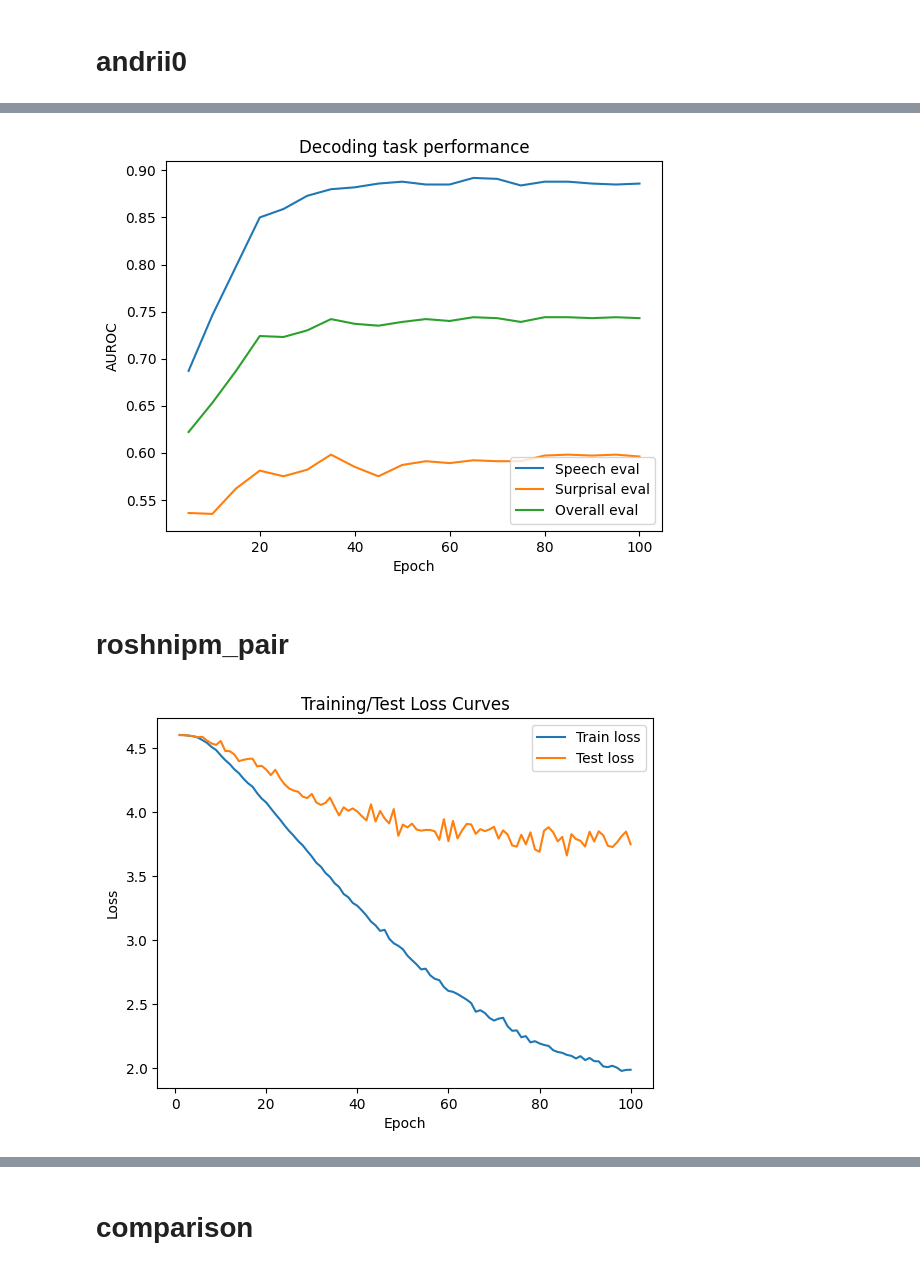
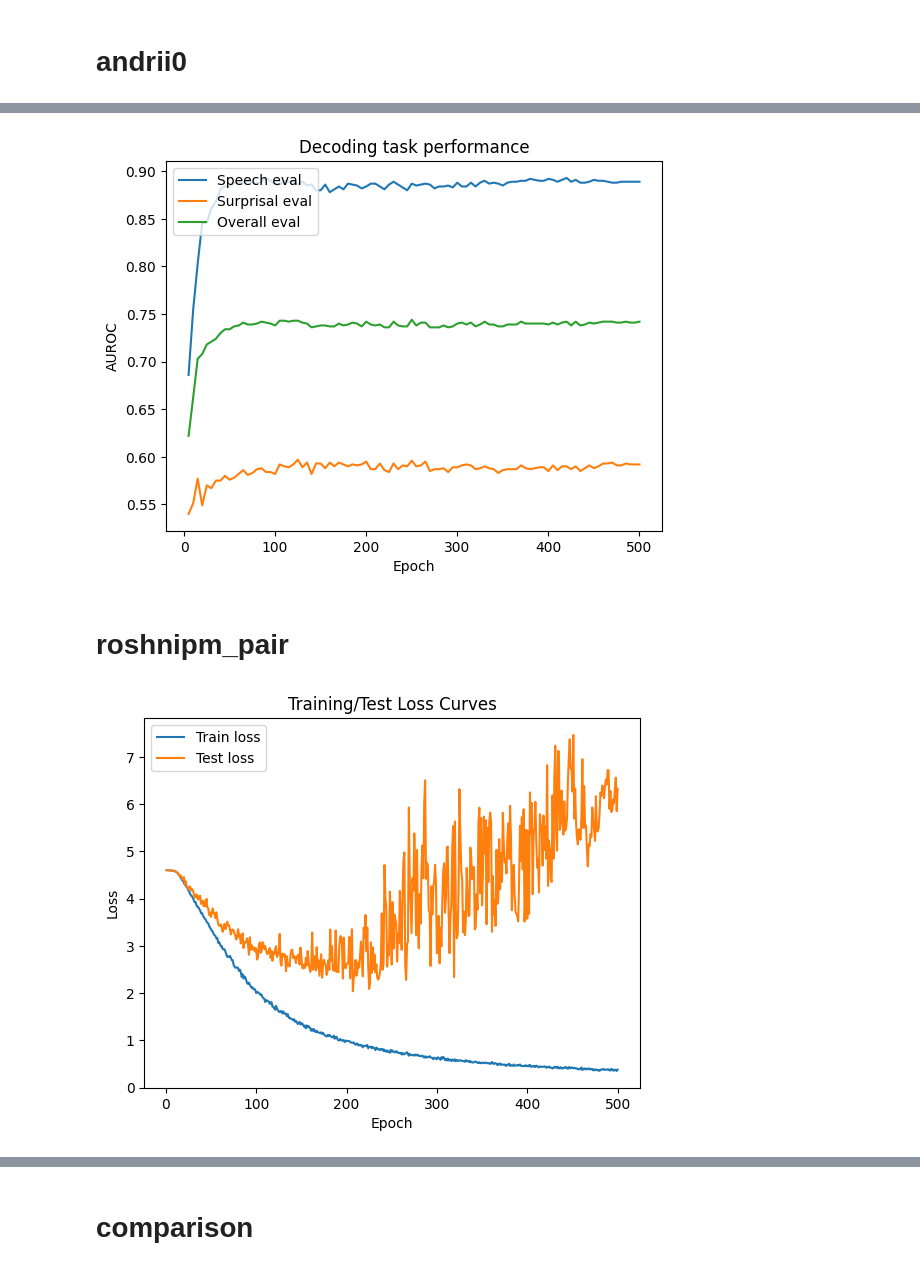
Before and after one commit to azaho/bfm, a Jupyter notebook: analyses/roshnipm/plot_training_statistics.ipynb, the cells around one changed output, grey strips where cells are left out. Drawn from its saved outputs; the diff is of its cells as text; code cells hidden in the pictures.

```diff
--- a/analyses/roshnipm/plot_training_statistics.ipynb
+++ b/analyses/roshnipm/plot_training_statistics.ipynb
@@ -1,3 +1,5 @@
+# %%
+n=500
 # %% [markdown]
 # andrii0
 # %%
@@ -42,19 +44,19 @@ plt.show()
 # %%
 # Extract loss per batch or per epoch
-andrii0_speech_evals = [entry['eval_auroc/average_speech'] for entry in andrii0_stats if 'eval_auroc/average_overall' in entry]
-andrii0_surprisal_evals = [entry['eval_auroc/average_gpt2_surprisal'] for entry in andrii0_stats if 'eval_auroc/average_overall' in entry]
-andrii0_overall_evals = [entry['eval_auroc/average_overall'] for entry in andrii0_stats if 'eval_auroc/average_overall' in entry]
+andrii0_speech_evals = [entry['eval_auroc/average_speech'] for entry in andrii0_stats if 'eval_auroc/average_overall' in entry and entry['epoch'] <= n]
+andrii0_surprisal_evals = [entry['eval_auroc/average_gpt2_surprisal'] for entry in andrii0_stats if 'eval_auroc/average_overall' in entry and entry['epoch'] <= n]
+andrii0_overall_evals = [entry['eval_auroc/average_overall'] for entry in andrii0_stats if 'eval_auroc/average_overall' in entry and entry['epoch'] <= n]
 
-plt.plot(np.arange(5, 101, 5), andrii0_speech_evals, label='Speech eval')
-plt.plot(np.arange(5, 101, 5), andrii0_surprisal_evals, label='Surprisal eval')
-plt.plot(np.arange(5, 101, 5), andrii0_overall_evals, label='Overall eval')
+plt.plot(np.arange(5, n+1, 5), andrii0_speech_evals, label='Speech eval')
+plt.plot(np.arange(5, n+1, 5), andrii0_surprisal_evals, label='Surprisal eval')
+plt.plot(np.arange(5, n+1, 5), andrii0_overall_evals, label='Overall eval')
 plt.xlabel('Epoch')
 plt.ylabel('AUROC')
 plt.title('Decoding task performance')
 plt.legend()
 plt.show()
 # %% [output]
-[figure, old version]
+[figure, new version]
 # %% [markdown]
 # roshnipm_pair
 # %%
@@ -70,18 +72,18 @@ with open(stats_path, 'r') as f:
 # %%
 # Extract loss per batch or per epoch
 roshnipm_batch_losses = [entry['batch_loss'] for entry in roshnipm_stats if 'batch_loss' in entry]
 roshnipm_test_losses = [entry['test_loss'] for entry in roshnipm_stats if 'test_loss' in entry]
-roshnipm_batch_losses = np.reshape(roshnipm_batch_losses, (100, 120))
+roshnipm_batch_losses = np.reshape(roshnipm_batch_losses[:(n*120)], (n, 120))
 
-plt.plot(np.arange(1, 101), roshnipm_batch_losses.mean(axis=1), label='Train loss')
-plt.plot(np.arange(1, 101), roshnipm_test_losses, label='Test loss')
+plt.plot(np.arange(1, n+1), roshnipm_batch_losses.mean(axis=1), label='Train loss')
+plt.plot(np.arange(1, n+1), roshnipm_test_losses[:n], label='Test loss')
 plt.xlabel('Epoch')
 plt.ylabel('Loss')
 plt.title('Training/Test Loss Curves')
 plt.legend()
 plt.show()
 # %% [output]
-[figure, old version]
+[figure, new version]
 # %%
 # Accuracies
 roshnipm_train_accuracies = [(entry['train_accuracy_a'] + entry['train_accuracy_b']) / 2 for entry in roshnipm_stats if 'train_accuracy_a' in entry]
```
Also changed, not shown: parts of 9 cells of this notebook, 2 other files.
